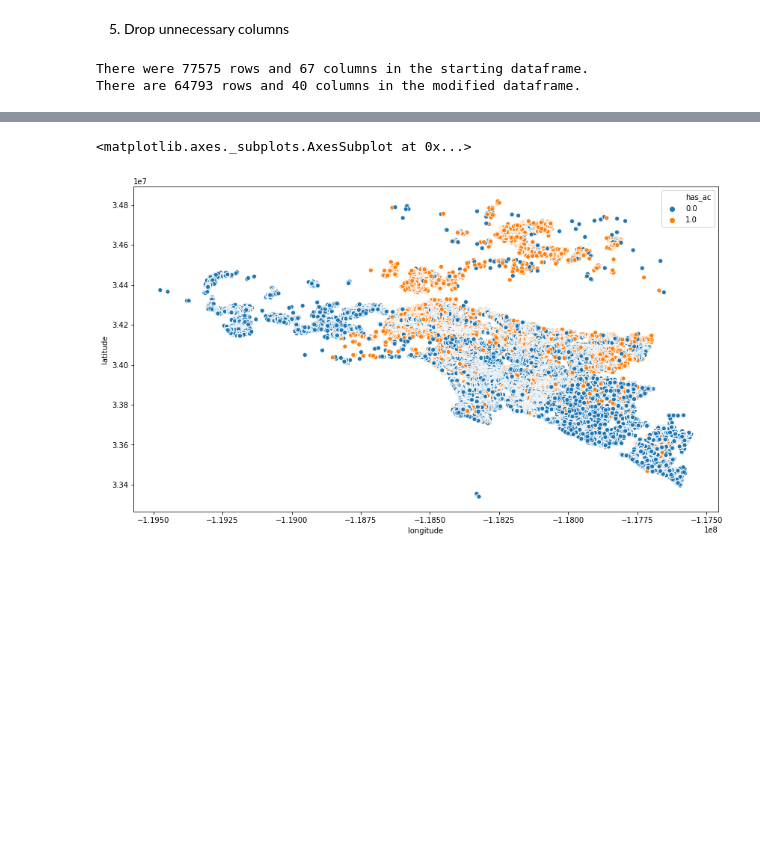
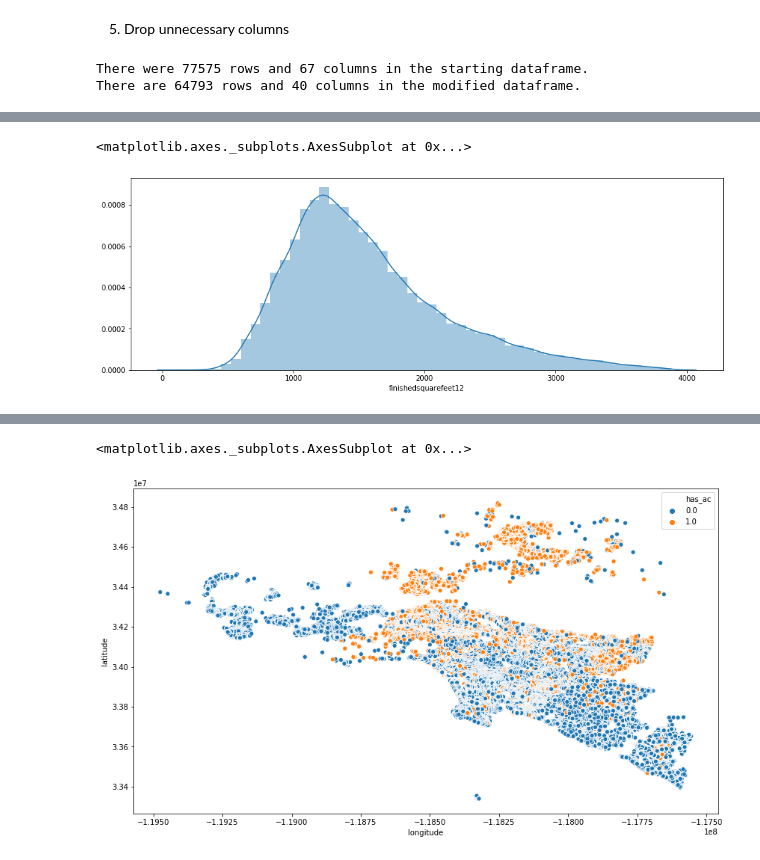
Before and after one commit to clustering-zillow/clustering-zillow, a Jupyter notebook: Walkthrough_1.ipynb, the cells around one changed output, grey strips where cells are left out. Drawn from its saved outputs; the diff is of its cells as text; code cells hidden in the pictures; blank space fills up the shorter version.

```diff
--- a/Walkthrough_1.ipynb
+++ b/Walkthrough_1.ipynb
@@ -145,0 +165,6 @@ There are 64793 rows and 40 columns in the modified dataframe.
+# %%
+plt.figure(figsize=(15,5))
+sns.distplot(zillow.finishedsquarefeet12)
+# %% [output]
+<matplotlib.axes._subplots.AxesSubplot at 0x...>
+[figure, added]
```
Also changed, not shown: parts of 19 cells of this notebook, 1 other file.
